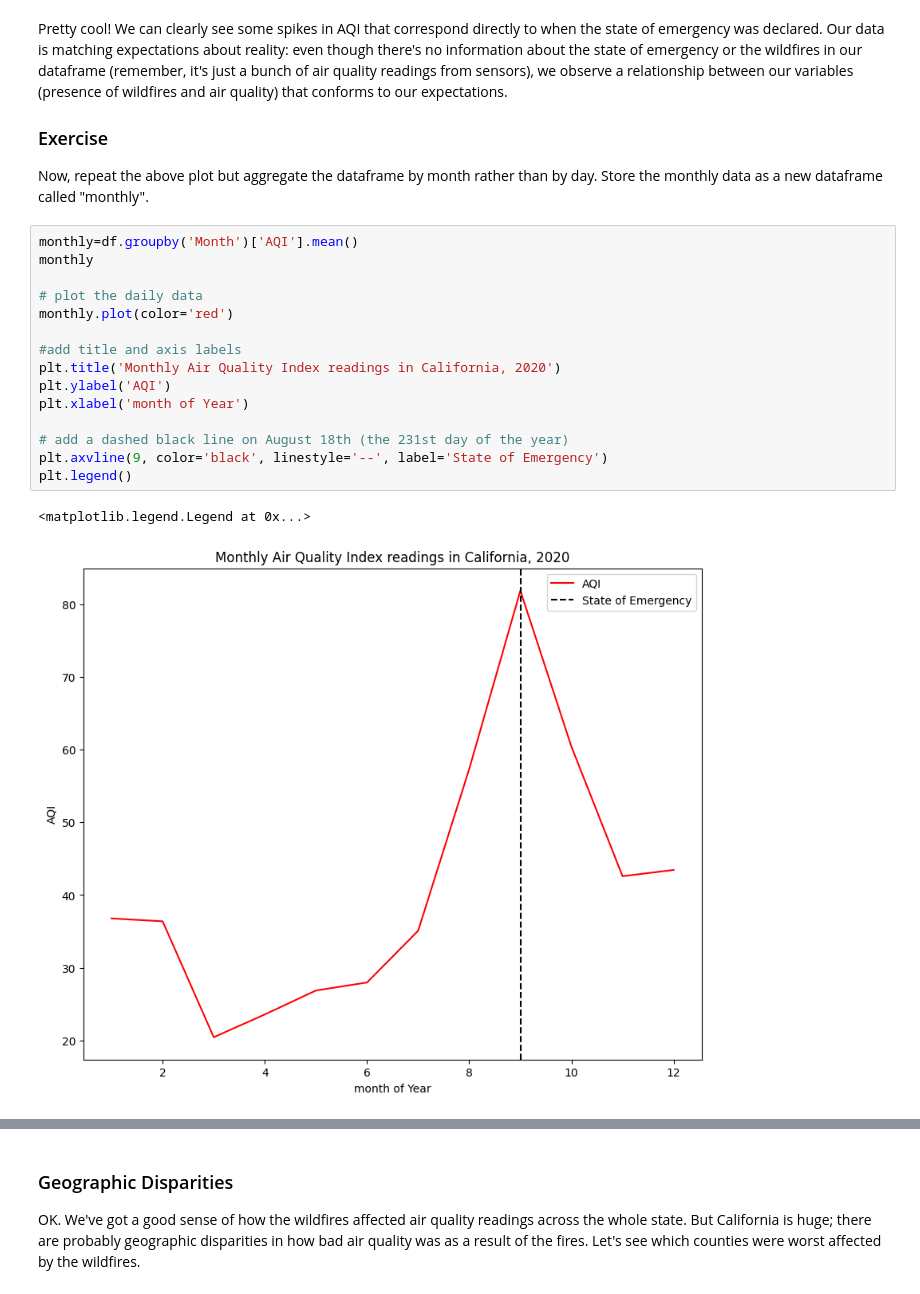
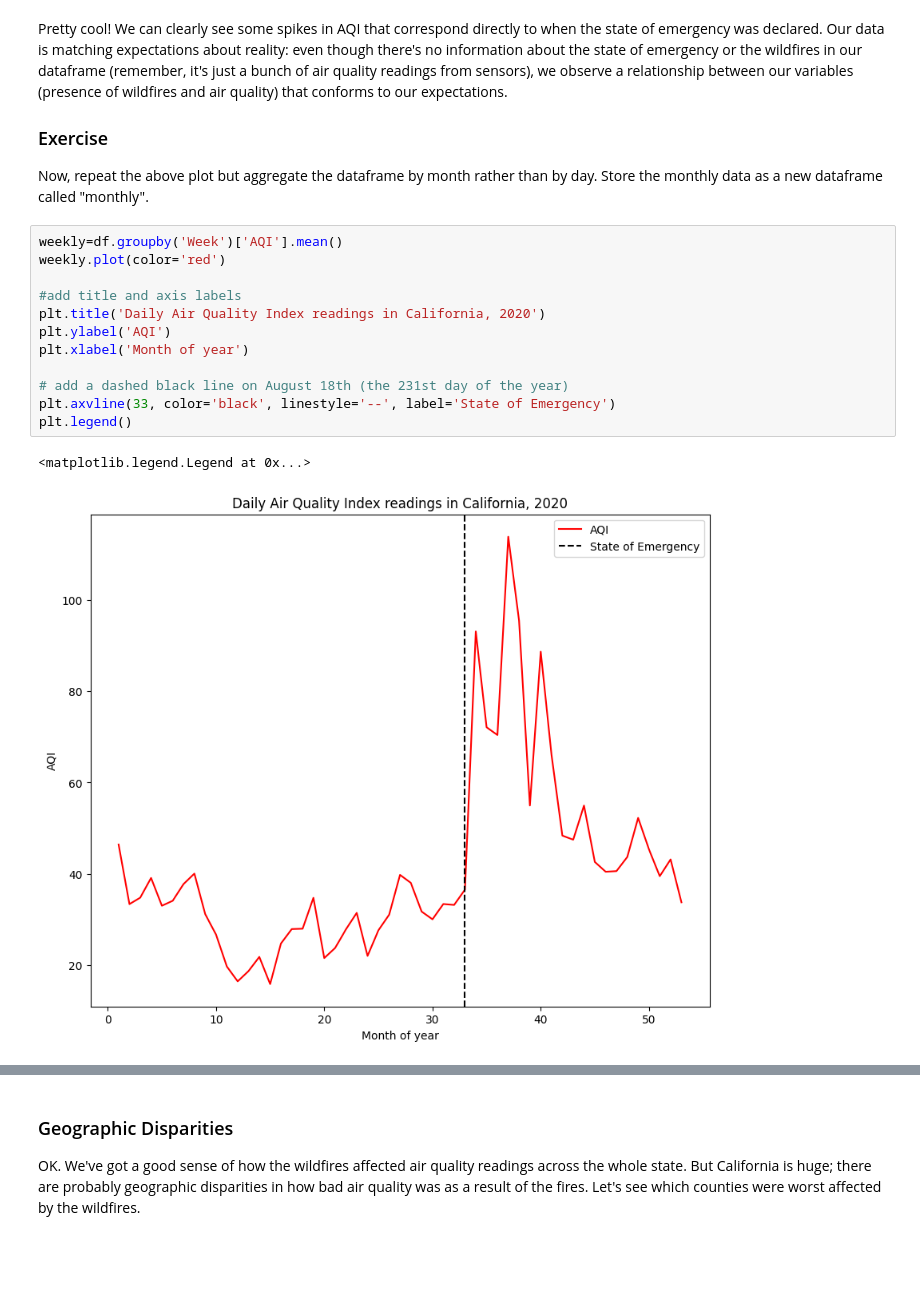
Before and after one commit to gracemmorris/QM2, a Jupyter notebook: notebooks/W03. Spatial Data.ipynb, the cells around one changed output, grey strips where cells are left out. Drawn from its saved outputs; the diff is of its cells as text; blank space fills up the shorter version.

```diff
--- a/notebooks/W03. Spatial Data.ipynb
+++ b/notebooks/W03. Spatial Data.ipynb
@@ -194,20 +183,17 @@ Pretty cool! We can clearly see some spikes in AQI that correspond directly to w
 ### Exercise
 Now, repeat the above plot but aggregate the dataframe by month rather than by day. Store the monthly data as a new dataframe called "monthly".
 # %%
-monthly=df.groupby('Month')['AQI'].mean()
-monthly
-
-# plot the daily data
-monthly.plot(color='red')
+weekly=df.groupby('Week')['AQI'].mean()
+weekly.plot(color='red')
 
 #add title and axis labels
-plt.title('Monthly Air Quality Index readings in California, 2020')
+plt.title('Daily Air Quality Index readings in California, 2020')
 plt.ylabel('AQI')
-plt.xlabel('month of Year')
+plt.xlabel('Month of year')
 
 # add a dashed black line on August 18th (the 231st day of the year)
-plt.axvline(9, color='black', linestyle='--', label='State of Emergency')
+plt.axvline(33, color='black', linestyle='--', label='State of Emergency')
 plt.legend()
 # %% [output]
 <matplotlib.legend.Legend at 0x...>
-[figure, old version]
+[figure, new version]
```
Also changed, not shown: parts of 15 cells of this notebook.
